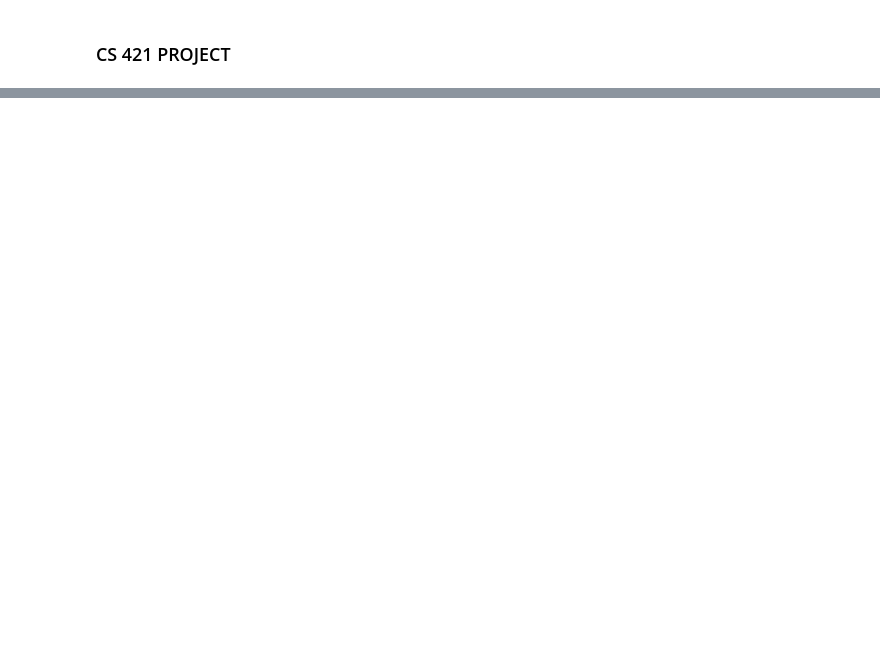
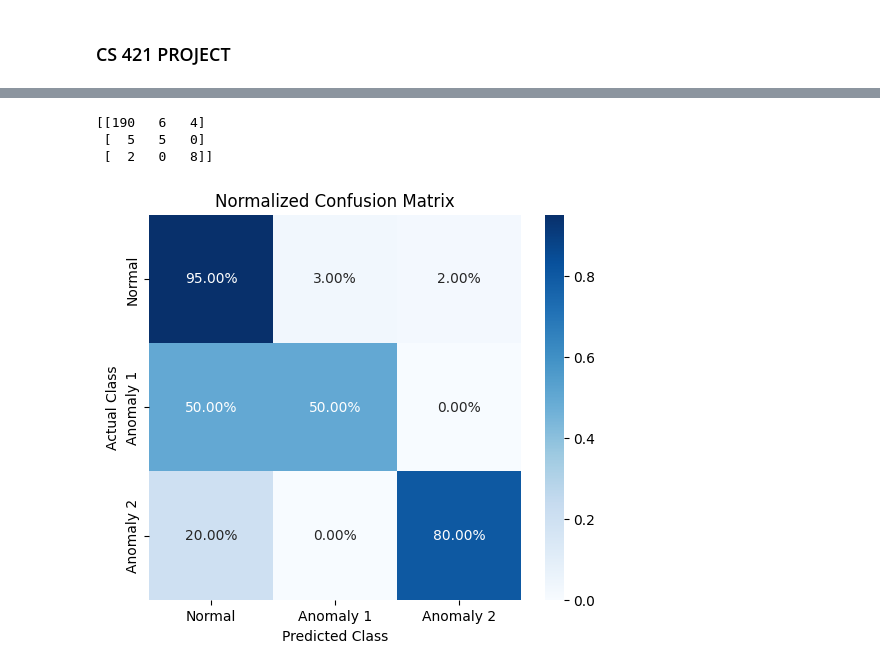
Before and after one commit to JET2001/cs421-project, a Jupyter notebook: milton/cs421-project.ipynb, the cells around one changed output, grey strips where cells are left out. Drawn from its saved outputs; the diff is of its cells as text; code cells hidden in the pictures; blank space fills up the shorter version.

```diff
--- a/milton/cs421-project.ipynb
+++ b/milton/cs421-project.ipynb
@@ -270,0 +208,27 @@ Mean CV Score: 0.8328 (+/- 0.0482)
+# %%
+# Make predictions (convert probabilities to class labels)
+y_pred = best_model.predict(X_test)
+
+# Compute the confusion matrix
+conf_matrix = confusion_matrix(y_test, y_pred)
+
+print(conf_matrix)
+
+# Normalize the confusion matrix by the number of samples in each class
+conf_matrix_normalized = conf_matrix.astype('float') / conf_matrix.sum(axis=1)[:, np.newaxis]
+
+# Display the normalized confusion matrix using Seaborn
+plt.figure(figsize=(6,5))
+sns.heatmap(conf_matrix_normalized, annot=True, fmt='.2%', cmap='Blues',
+            xticklabels=['Normal', 'Anomaly 1', 'Anomaly 2'],
+            yticklabels=['Normal', 'Anomaly 1', 'Anomaly 2'])
+
+plt.title("Normalized Confusion Matrix")
+plt.xlabel("Predicted Class")
+plt.ylabel("Actual Class")
+plt.show()
+# %% [output]
+[[190   6   4]
+ [  5   5   0]
+ [  2   0   8]]
+[figure, added]
```
Also changed, not shown: parts of 16 cells of this notebook, 1 other file.
